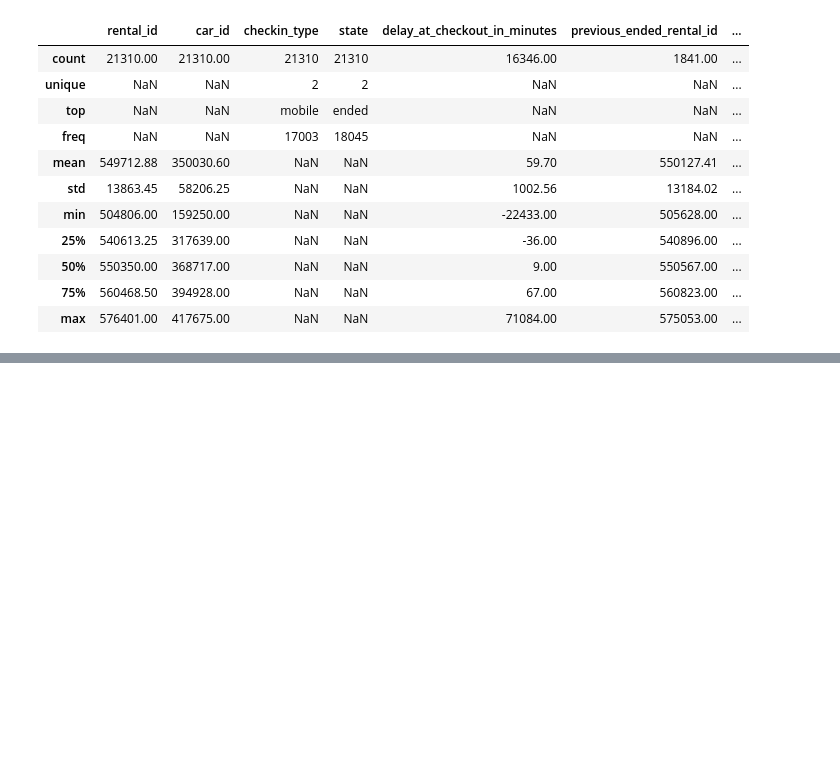
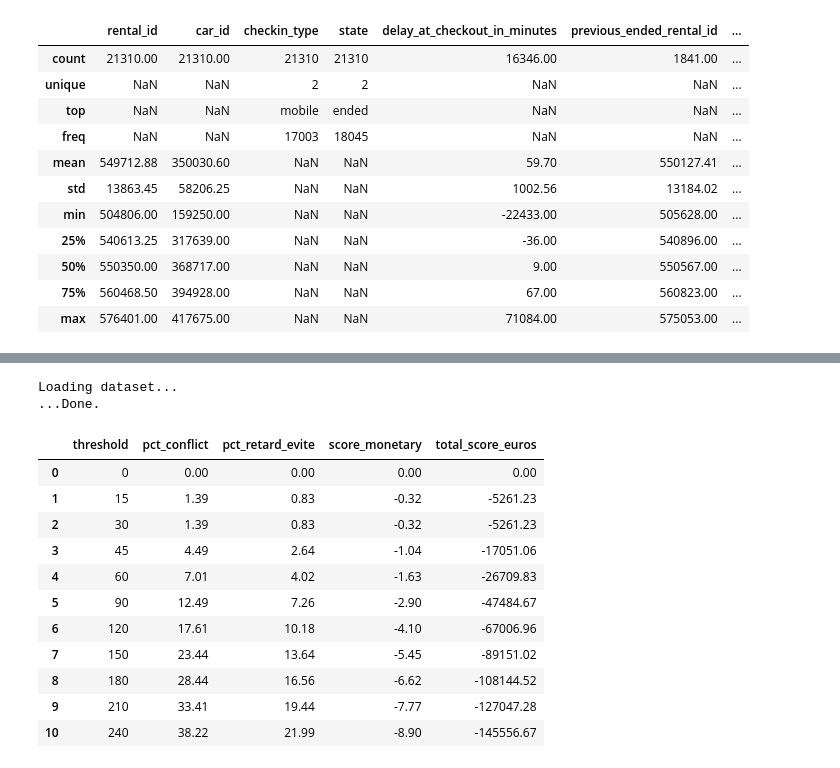
Before and after one commit to nlefort/JEDHA, a Jupyter notebook: PROJETS/08.Déploiement/notebooks/EDA.ipynb, the cells around one changed output, grey strips where cells are left out. Drawn from its saved outputs; the diff is of its cells as text; code cells hidden in the pictures; blank space fills up the shorter version.

```diff
--- a/PROJETS/08.Déploiement/notebooks/EDA.ipynb
+++ b/PROJETS/08.Déploiement/notebooks/EDA.ipynb
@@ -142,0 +325,49 @@ Taux global de retards : 44.13%
+# %%
+# Lecture des fichiers
+print("Loading dataset...")
+dataset_price = pd.read_csv("D:/Profils/NLefort/Desktop/JEDHA/PROJETS/08.Déploiement/data/get_around_pricing_project.csv")
+print("...Done.")
+# %% [output]
+Loading dataset...
+...Done.
+# %%
+# Hypothèses
+revenu_journalier_moyen = dataset_price['rental_price_per_day'].mean()  # € / jour
+duree_moyenne_min = dataset_seuil['simulated_time_delta'].mean()  # convertir en minutes
+duree_moyenne_jours = duree_moyenne_min / 24 / 60
+retard_moyen_min = dataset_seuil['delay_at_checkout_in_minutes'].mean()  # moyenne observée
+
+
+R_avg = (revenu_journalier_moyen) * duree_moyenne_jours
+C_delay = R_avg * (retard_moyen_min / duree_moyenne_min)
+
+# Calcul du score monétaire
+results_df["score_monetary"] = (
+    C_delay * (results_df["pct_retard_evite"] / 100)
+    - R_avg * (results_df["pct_conflict"] / 100)
+)
+
+# Classement
+#print(results_df[["threshold", "pct_conflict", "pct_retard_evite", "score_monetary"]])
+
+# Nombre total de locations (ou nombre de lignes dans ton dataset)
+total_locations = dataset_seuil.shape[0]
+
+# Calcul du gain/perte net total par seuil
+results_df["total_score_euros"] = results_df["score_monetary"] * total_locations
+
+# Affichage
+display(round(results_df[["threshold", "pct_conflict", "pct_retard_evite", "score_monetary", "total_score_euros"]], 2))
+# %% [output]
+|  | threshold | pct_conflict | pct_retard_evite | score_monetary | total_score_euros |
+| 0 | 0 | 0.00 | 0.00 | 0.00 | 0.00 |
+| 1 | 15 | 1.39 | 0.83 | -0.32 | -5261.23 |
+| 2 | 30 | 1.39 | 0.83 | -0.32 | -5261.23 |
+| 3 | 45 | 4.49 | 2.64 | -1.04 | -17051.06 |
+| 4 | 60 | 7.01 | 4.02 | -1.63 | -26709.83 |
+| 5 | 90 | 12.49 | 7.26 | -2.90 | -47484.67 |
+| 6 | 120 | 17.61 | 10.18 | -4.10 | -67006.96 |
+| 7 | 150 | 23.44 | 13.64 | -5.45 | -89151.02 |
+| 8 | 180 | 28.44 | 16.56 | -6.62 | -108144.52 |
+| 9 | 210 | 33.41 | 19.44 | -7.77 | -127047.28 |
+| 10 | 240 | 38.22 | 21.99 | -8.90 | -145556.67 |
```
Also changed, not shown: parts of 12 cells of this notebook, 8 other files.
